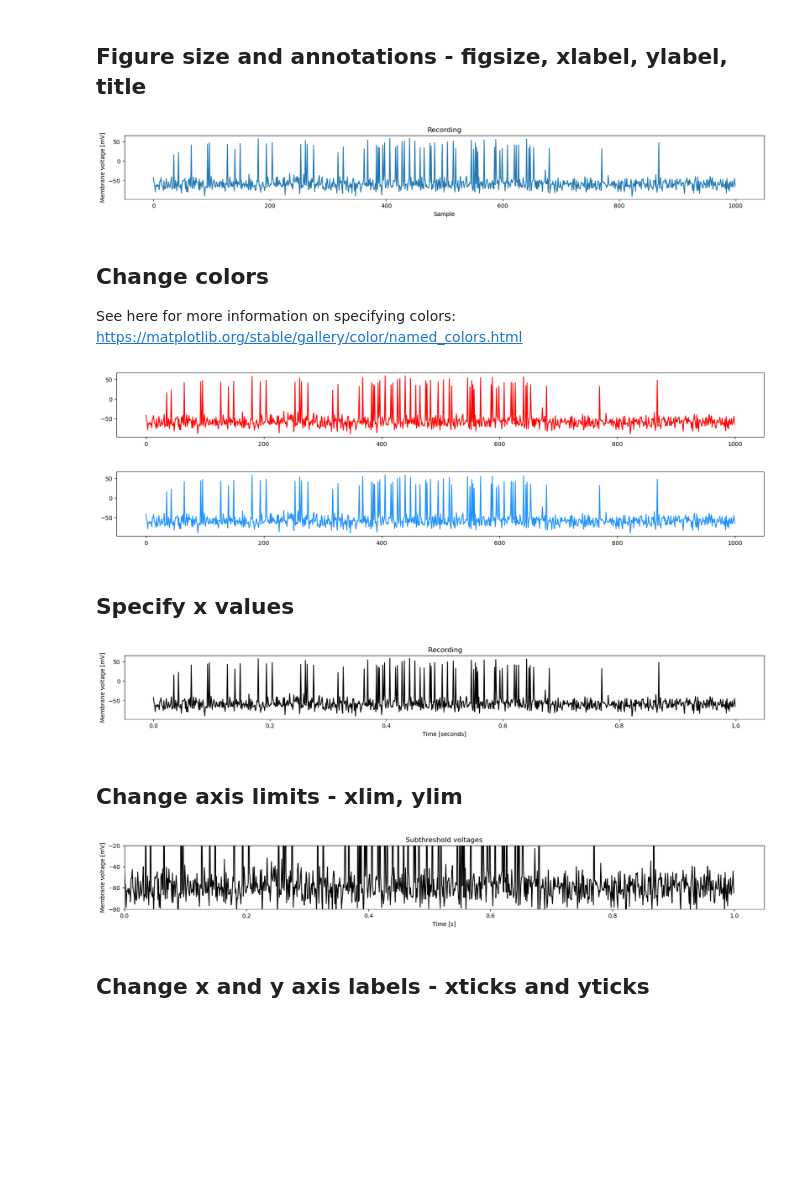
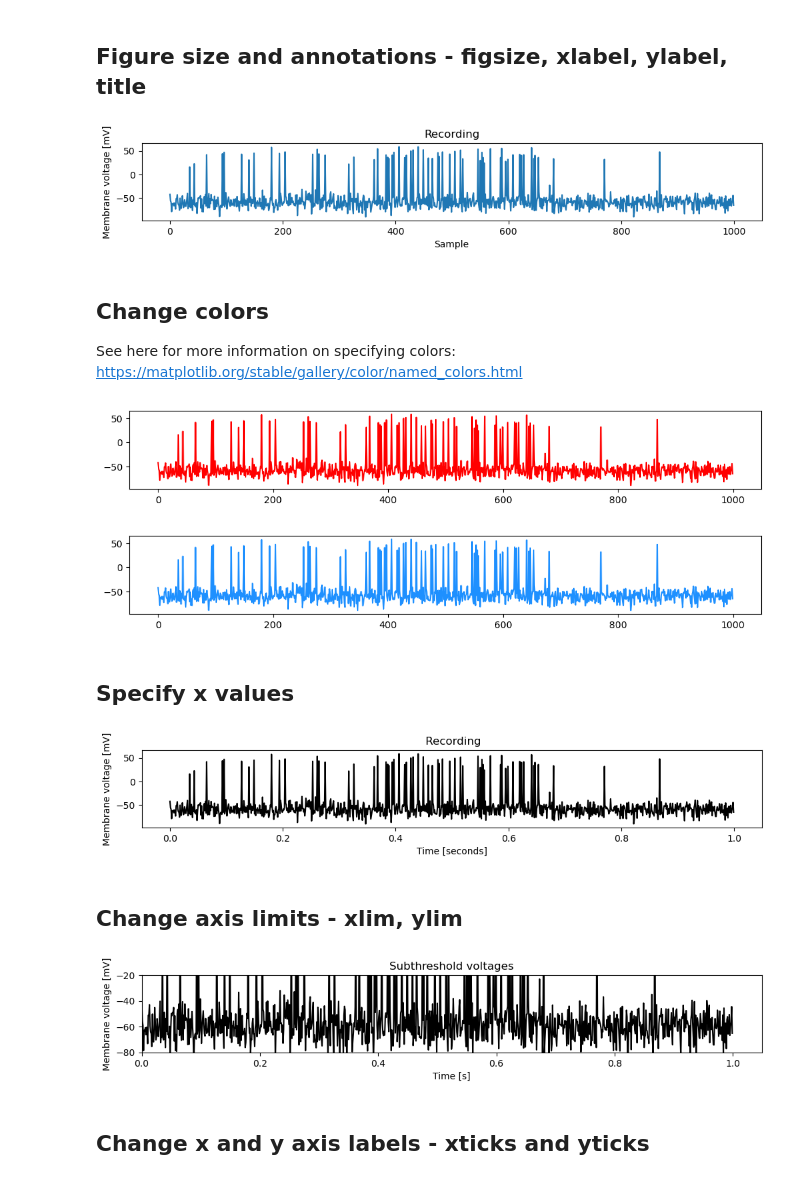
Before and after one commit to janclemenslab/neu715, a Jupyter notebook: docs/_sources/lectures/lecture 2/2.02_matplotlib.ipynb, the cells around one changed output. Drawn from its saved outputs; the diff is of its cells as text; code cells hidden in the pictures; blank space fills up the shorter version.

```diff
--- a/docs/_sources/lectures/lecture 2/2.02_matplotlib.ipynb
+++ b/docs/_sources/lectures/lecture 2/2.02_matplotlib.ipynb
@@ -37,47 +37,47 @@ By default, pyplot produces reasonably useful plots - but we can tweak and annot
 # %% [markdown]
 ## Figure size and annotations - figsize, xlabel, ylabel, title
 # %%
-plt.figure(figsize=(20, 2))  # create a figure with a 1:10 aspect ratio
+plt.figure(figsize=(12, 1.5))  # create a figure with a 1:10 aspect ratio
 
 plt.plot(voltage_trace)  # plot the voltage trace
 
 # add labels
 plt.ylabel('Membrane voltage [mV]')  # label the y axis
 plt.xlabel('Sample')  # label the x axis
 plt.title('Recording')  # plot title
 
 plt.show()
 # %% [output]
-[figure, old version]
+[figure, new version]
 # %% [markdown]
 ## Change colors
 See here for more information on specifying colors: [https://matplotlib.org/stable/gallery/color/named_colors.html]()
 # %%
-plt.figure(figsize=(20, 2))  # create a figure with a 1:10 aspect ratio
+plt.figure(figsize=(12, 1.5))  # create a figure with a 1:10 aspect ratio
 plt.plot(voltage_trace, c='r')  # change the color by providing single letter, one of rgbcymwk
 plt.show()
 
-plt.figure(figsize=(20, 2))  # create a figure with a 1:10 aspect ratio
+plt.figure(figsize=(12, 1.5))  # create a figure with a 1:10 aspect ratio
 plt.plot(voltage_trace, c='dodgerblue')  # by color name (see link above)
 plt.show()
 # %% [output]
-[figure, old version]
+[figure, new version]
-[figure, old version]
+[figure, new version]
 # %% [markdown]
 ## Specify x values
 # %%
-plt.figure(figsize=(20, 2))
+plt.figure(figsize=(12, 1.5))
 plt.plot(times_seconds, voltage_trace, 'k')  # use seconds as x-values
 plt.ylabel('Membrane voltage [mV]')
 plt.xlabel('Time [seconds]')  # change the time units
 plt.title(' Recording')
 plt.show()
 # %% [output]
-[figure, old version]
+[figure, new version]
 # %% [markdown]
 ## Change axis limits - xlim, ylim
 # %%
-plt.figure(figsize=(20, 2))
+plt.figure(figsize=(12, 1.5))
 plt.plot(times_seconds, voltage_trace, 'k')
 plt.ylabel('Membrane voltage [mV]')
 plt.xlabel('Time [s]')
@@ -86,7 +86,7 @@ plt.ylim(-80, -20)  # set limits of y axis
 plt.xlim(0)  # set only lower limit of x axis
 plt.show()
 # %% [output]
-[figure, old version]
+[figure, new version]
 # %% [markdown]
 ## Change x and y axis labels - xticks and yticks
 # %%
```
Also changed, not shown: parts of 4 cells of this notebook, 10 other files.
